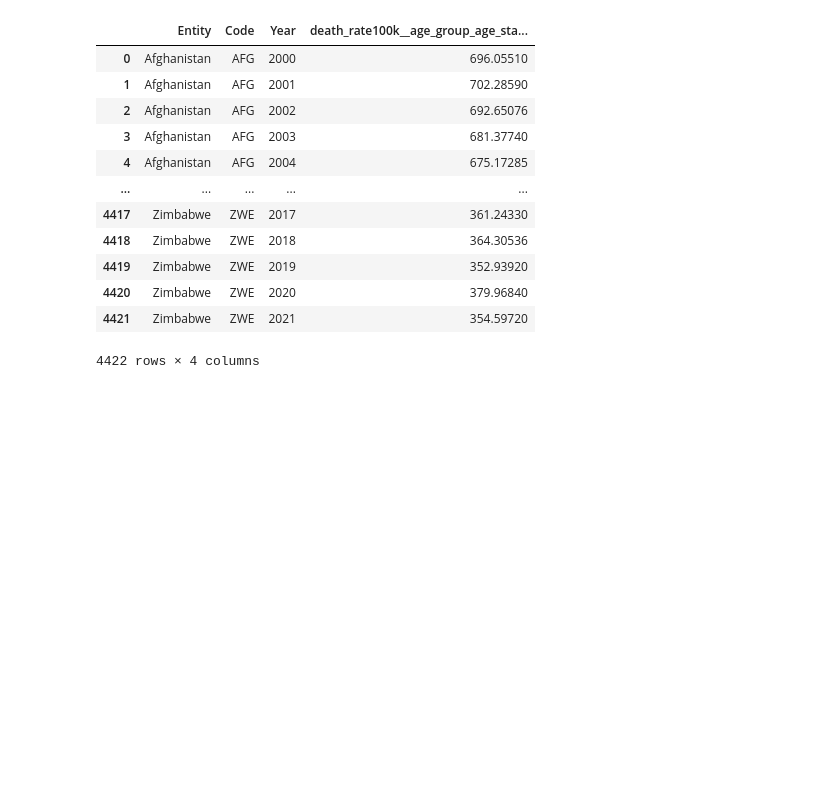
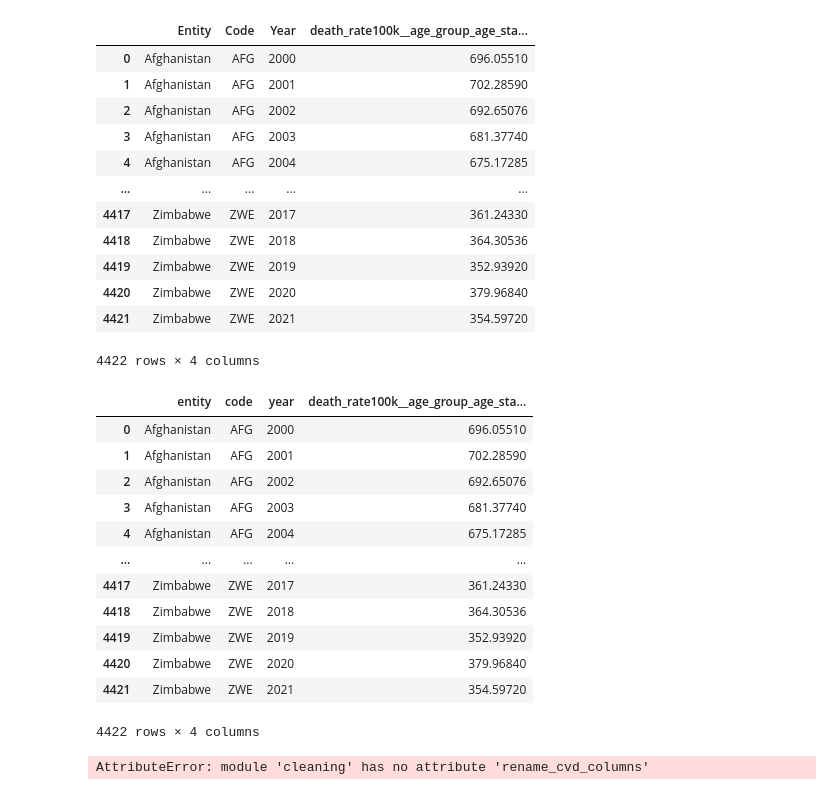
Before and after one commit to chandlershortlidge/sleep-heath-analysis, a Jupyter notebook: main.ipynb, the cells around one changed output. Drawn from its saved outputs; the diff is of its cells as text; code cells hidden in the pictures; blank space fills up the shorter version.

Commit message:
new functions

```diff
--- a/main.ipynb
+++ b/main.ipynb
@@ -454,3 +456,26 @@ df
 | 4420 | Zimbabwe | ZWE | 2020 | 379.96840 |
 | 4421 | Zimbabwe | ZWE | 2021 | 354.59720 |
 4422 rows × 4 columns
+# %%
+# apply lowercase function
+df = cl.lowercase_columns(df)
+
+df
+# %% [output]
+|  | entity | code | year | death_rate100k__age_group_age_sta... |
+| 0 | Afghanistan | AFG | 2000 | 696.05510 |
+| 1 | Afghanistan | AFG | 2001 | 702.28590 |
+| 2 | Afghanistan | AFG | 2002 | 692.65076 |
+| 3 | Afghanistan | AFG | 2003 | 681.37740 |
+| 4 | Afghanistan | AFG | 2004 | 675.17285 |
+| ... | ... | ... | ... | ... |
+| 4417 | Zimbabwe | ZWE | 2017 | 361.24330 |
+| 4418 | Zimbabwe | ZWE | 2018 | 364.30536 |
+| 4419 | Zimbabwe | ZWE | 2019 | 352.93920 |
+| 4420 | Zimbabwe | ZWE | 2020 | 379.96840 |
+| 4421 | Zimbabwe | ZWE | 2021 | 354.59720 |
+4422 rows × 4 columns
+# %%
+df = cl.rename_cvd_columns(df)
+# %% [output]
+AttributeError: module 'cleaning' has no attribute 'rename_cvd_columns'
```
Also changed, not shown: parts of 1 cell of this notebook, 1 other file.
